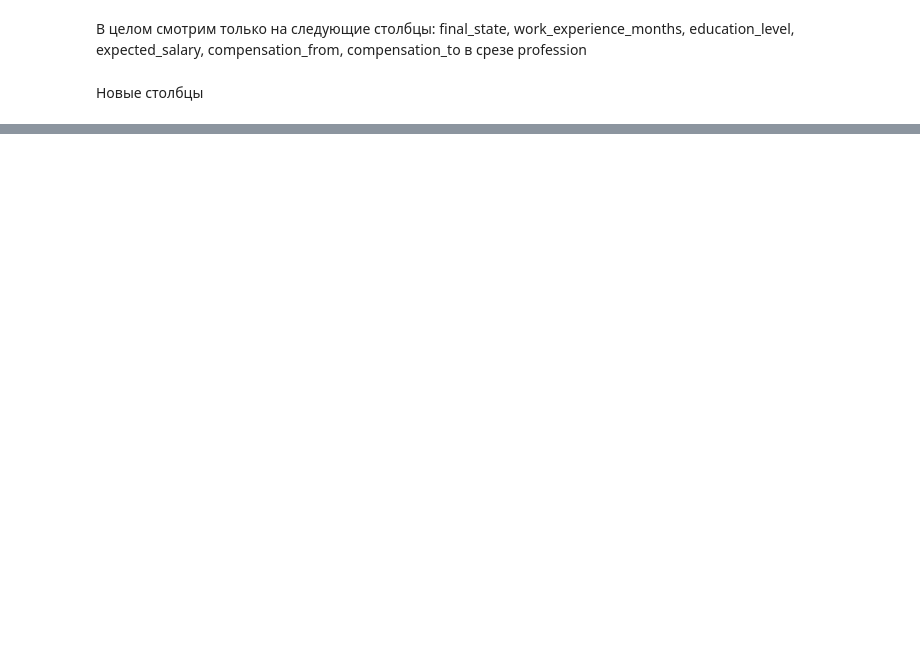
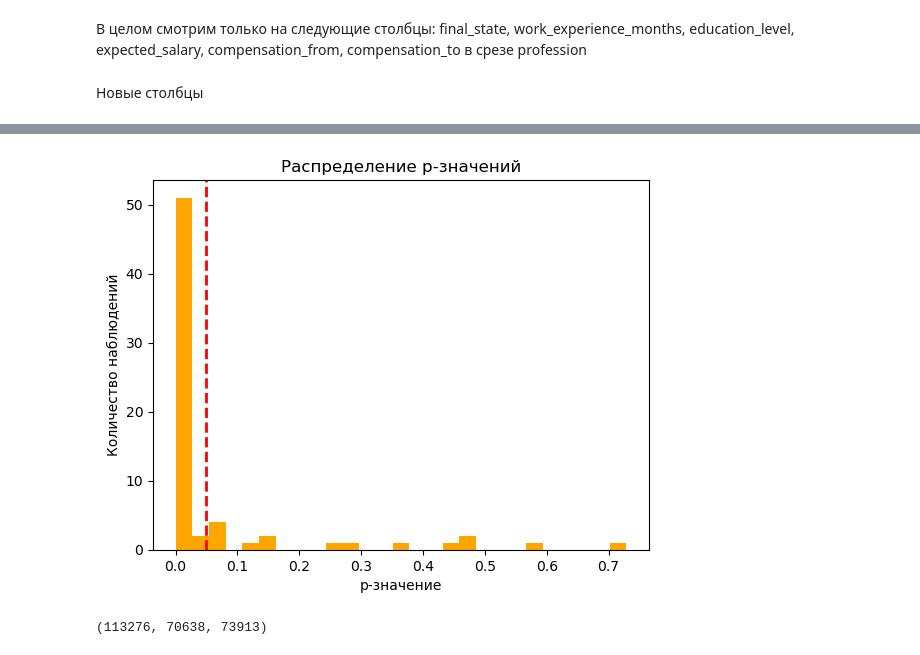
Before and after one commit to Arseniysafonov1/dano, a Jupyter notebook: Pred.ipynb, the cells around one changed output, grey strips where cells are left out. Saved outputs shown, nothing was run; the diff lists cells and outputs as text; code cells hidden in the pictures; blank space fills up the shorter version.

```diff
--- a/Pred.ipynb
+++ b/Pred.ipynb
@@ -190,0 +249,13 @@ len(df), df.resume_id.nunique(), df.vacancy_id.nunique()
+# %%
+ax = res['p-значение'].plot.hist(bins=res['p-значение'].nunique(), color='orange')
+plt.xlabel('p-значение')
+plt.ylabel('Количество наблюдений')
+plt.title('Распределение p-значений')
+ax.axvline(0.05, color='red', linestyle='dashed', linewidth=2)
+plt.savefig('img/p-value_rasp.png')
+# %% [output]
+[figure, added]
+# %%
+len(df), df.resume_id.nunique(), df.vacancy_id.nunique()
+# %% [output]
+(113276, 70638, 73913)
```
Also changed, not shown: parts of 34 cells of this notebook.
